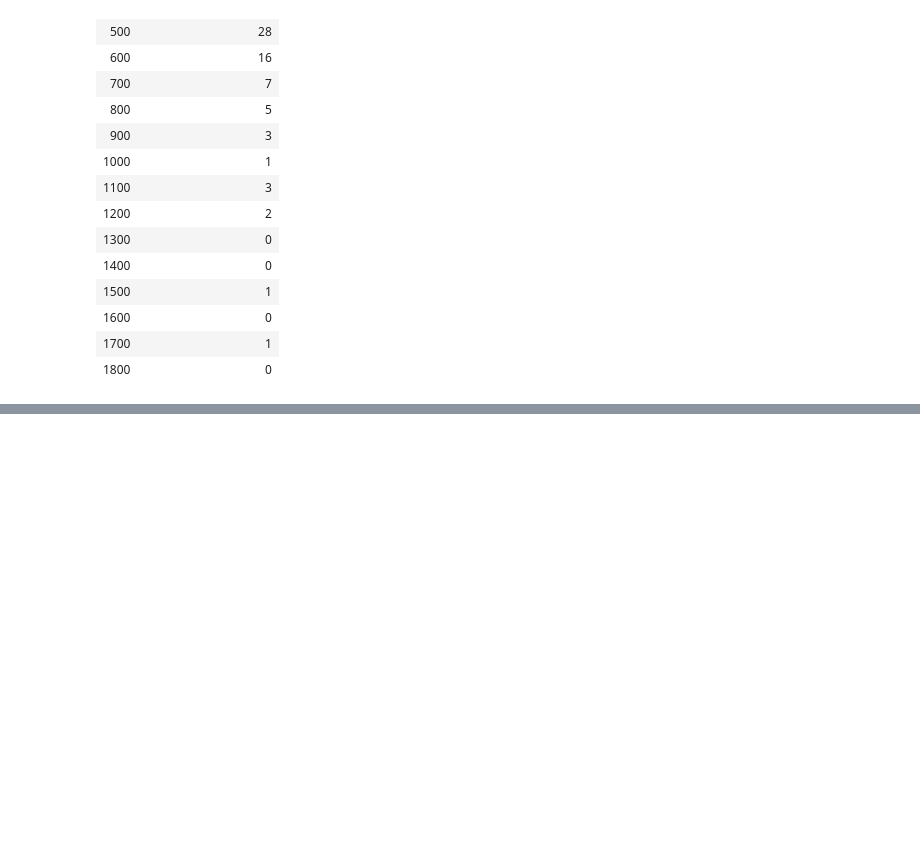
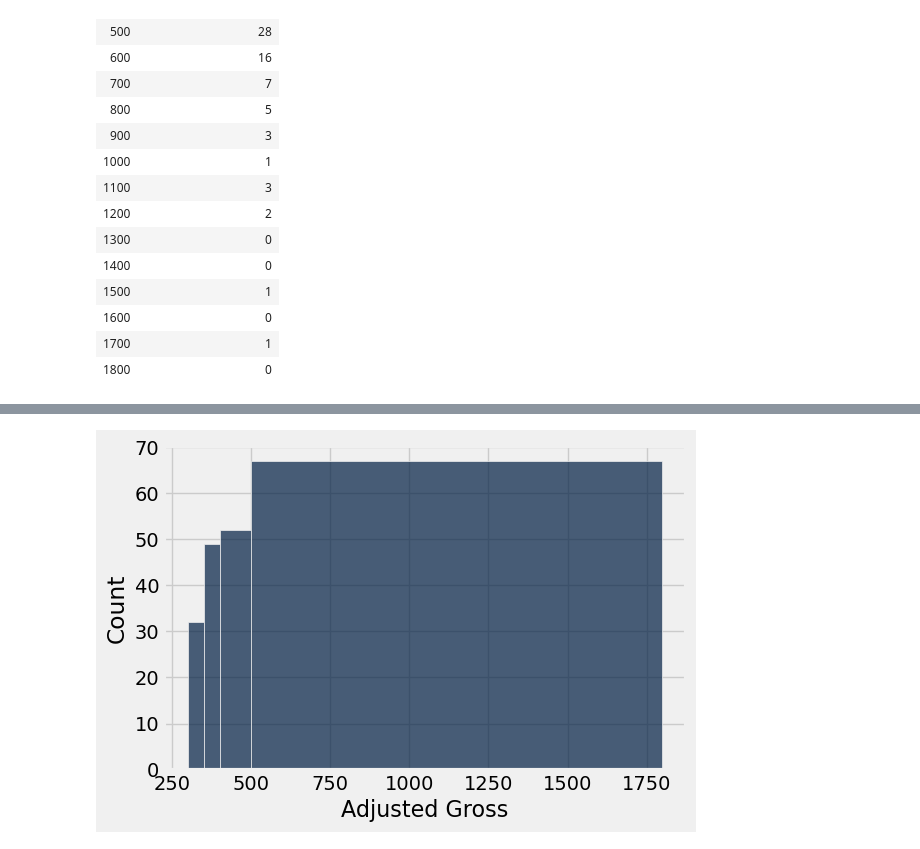
Before and after one commit to lawtonsclass/f25-code-from-class, a Jupyter notebook: data8/ch07.ipynb, the cells around one changed output, grey strips where cells are left out. Cells and saved outputs as stored; diff of their text form; code cells hidden in the pictures; blank space fills up the shorter version.

```diff
--- a/data8/ch07.ipynb
+++ b/data8/ch07.ipynb
@@ -379,0 +403,4 @@ millions.hist('Adjusted Gross') # by default it makes the same default 10 bins
+# %%
+millions.hist('Adjusted Gross', bins=uneven, normed=False)
+# %% [output]
+[figure, added]
```
Also changed, not shown: parts of 50 cells of this notebook.
